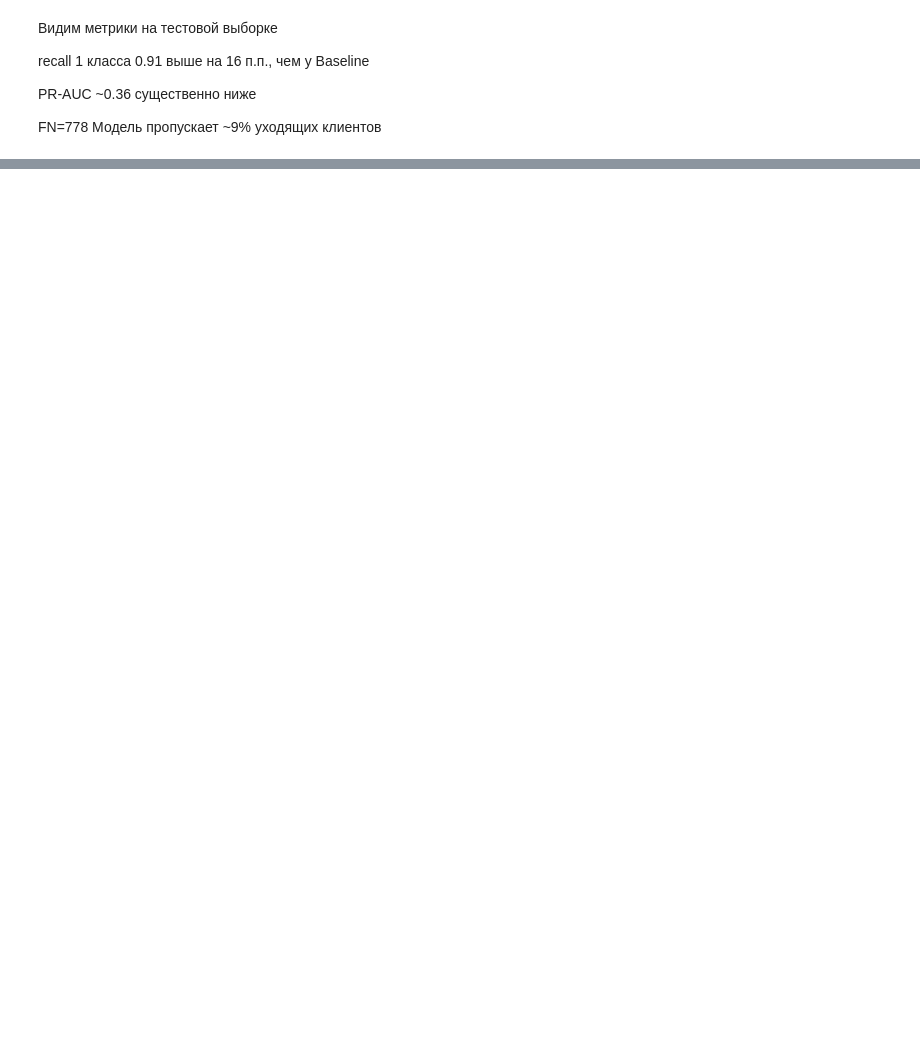
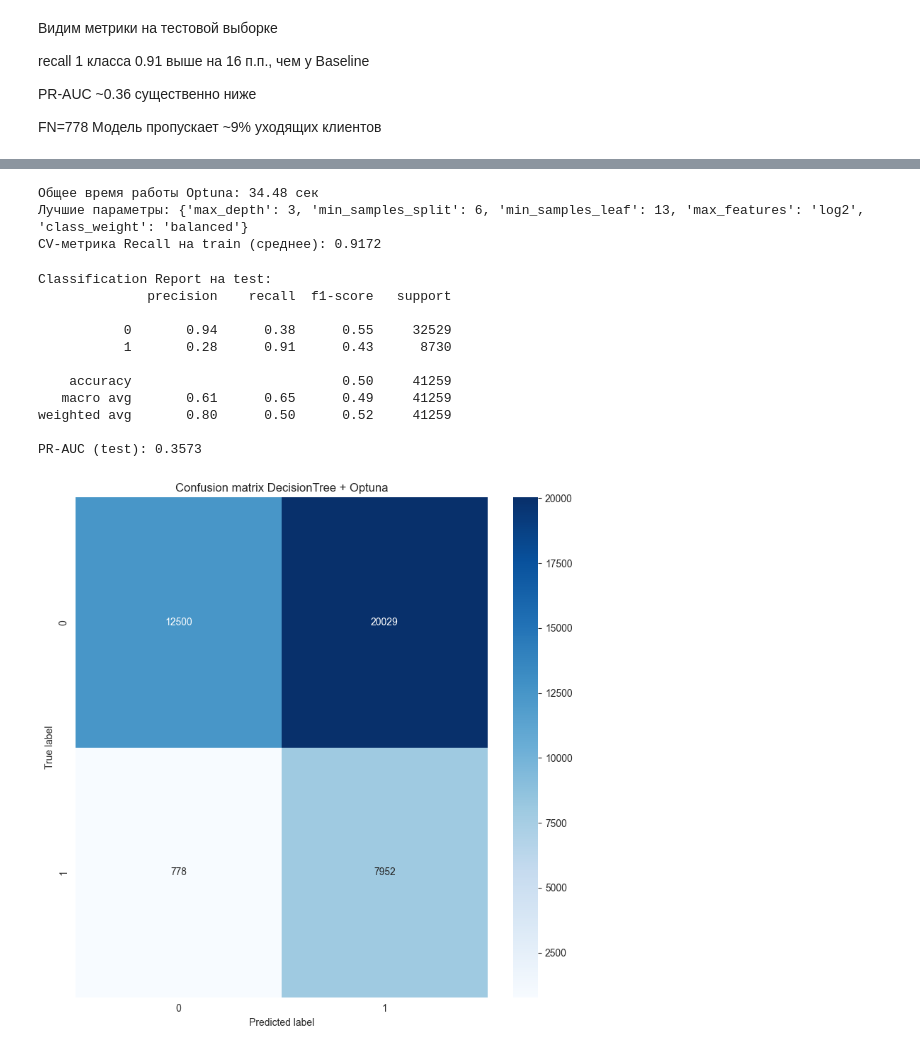
Before and after one commit to LinkiChmu/Bank_customer_churn_prediction, a Jupyter notebook: src/model/baseline.ipynb, the cells around one changed output, grey strips where cells are left out. Cells and saved outputs as stored; diff of their text form; code cells hidden in the pictures; blank space fills up the shorter version.

```diff
--- a/src/model/baseline.ipynb
+++ b/src/model/baseline.ipynb
@@ -496,0 +537,6 @@ FN=778 Модель пропускает ~9% уходящих клиентов
+# %%
+study = optuna.create_study(direction='maximize', study_name="DecisionTree")
+
+start = time.perf_counter()
+study.optimize(objective, n_trials=100, timeout=50, show_progress_bar=True)
+total_duration_dt_op = time.perf_counter() - start
@@ -496,0 +562,30 @@ FN=778 Модель пропускает ~9% уходящих клиентов
+# %%
+print(f"\nОбщее время работы Optuna: {total_duration_dt_op:.2f} сек")
+print(f'Лучшие параметры: {study.best_params}')
+print(f"CV-метрика Recall на train (среднее): {study.best_value:.4f}")
+# %% [output]
+Общее время работы Optuna: 34.48 сек
+Лучшие параметры: {'max_depth': 3, 'min_samples_split': 6, 'min_samples_leaf': 13, 'max_features': 'log2', 'class_weight': 'balanced'}
+CV-метрика Recall на train (среднее): 0.9172
+# %%
+pipeline = Pipeline([
+    ('preprocessor', tree_preproc),
+    ('clf', DecisionTreeClassifier(**study.best_params, random_state=RANDOM_STATE))
+])
+pipeline.fit(X_train, y_train)
+pred_op = pipeline.predict(X_test)
+proba_op = pipeline.predict_proba(X_test)[:, 1]
+print_metrics(y_test, pred_op, proba_op, pipeline_name="DecisionTree + Optuna")
+# %% [output]
+Classification Report на test:
+              precision    recall  f1-score   support
+
+           0       0.94      0.38      0.55     32529
+           1       0.28      0.91      0.43      8730
+
+    accuracy                           0.50     41259
+   macro avg       0.61      0.65      0.49     41259
+weighted avg       0.80      0.50      0.52     41259
+
+PR-AUC (test): 0.3573
+[figure, added]
```
Also changed, not shown: parts of 22 cells of this notebook, 1 other file.
